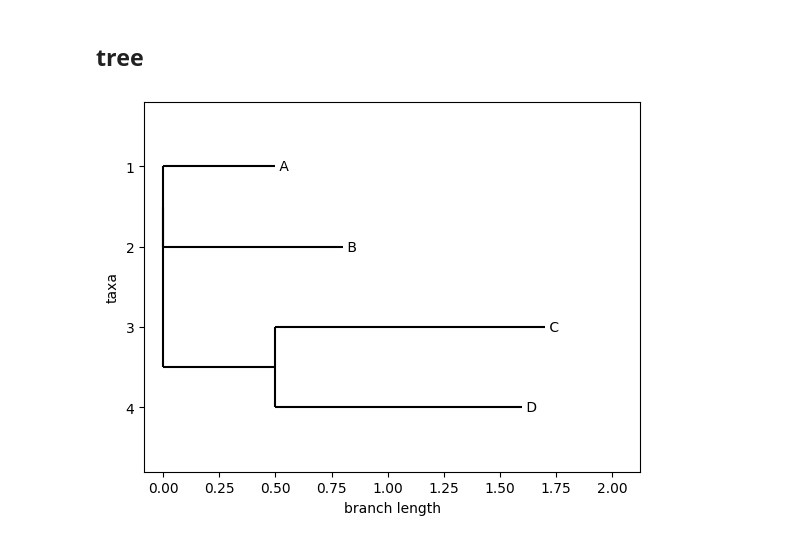
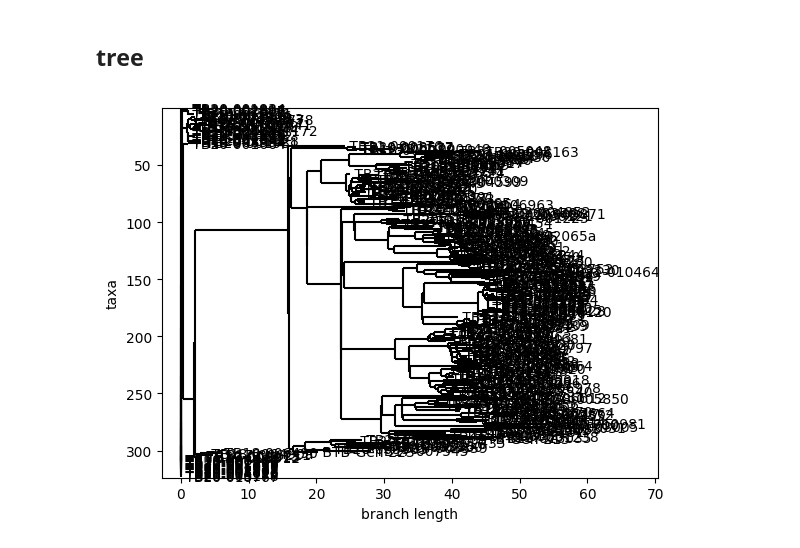
Before and after one commit to dmnfarrell/tracebtb, a Jupyter notebook: notebooks/plotting.ipynb, the cells around one changed output. Saved outputs shown, nothing was run; the diff lists cells and outputs as text; code cells hidden in the pictures.

```diff
--- a/notebooks/plotting.ipynb
+++ b/notebooks/plotting.ipynb
@@ -635,13 +634,13 @@ plt.show()
 # %%
 from Bio import Phylo
 from io import StringIO
 
 treedata = "((A:0.5,B:0.8),(C:1.2,D:1.1):0.5);"
 handle = StringIO(treedata)
 tree = Phylo.read(handle, "newick")
-#tree = Phylo.read('test.newick', "newick")
+tree = Phylo.read('test2.newick', "newick")
 
 Phylo.draw(tree)
 # %% [output]
-[figure, old version]
+[figure, new version]
 # %%
```
Also changed, not shown: parts of 6 cells of this notebook, 3 other files.
